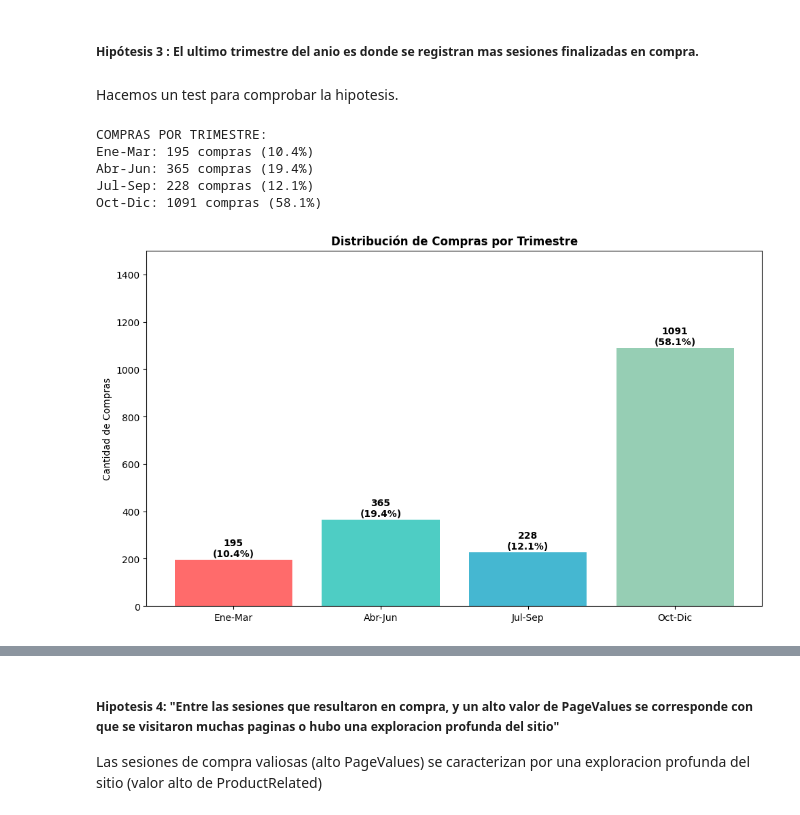
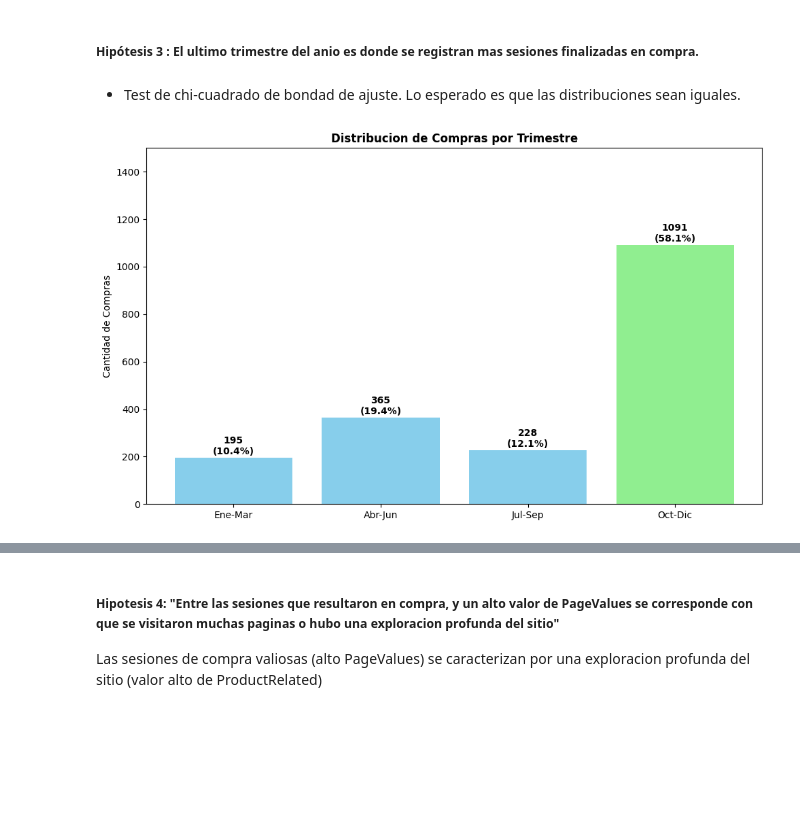
Before and after one commit to Simon22-lab/TPE-Abraham-Cisilino-2025, a Jupyter notebook: tpe.ipynb, the cells around one changed output, grey strips where cells are left out. Saved outputs shown, nothing was run; the diff lists cells and outputs as text; code cells hidden in the pictures; blank space fills up the shorter version.

```diff
--- a/hipotesis.ipynb
+++ b/tpe.ipynb
@@ -421,93 +421,30 @@ TOTAL: 1908 compras analizadas
 # %% [markdown]
 ##### Hipótesis 3 : El ultimo trimestre del anio es donde se registran mas sesiones finalizadas en compra.
 # %% [markdown]
-Hacemos un test para comprobar la hipotesis.
+- Test de chi-cuadrado de bondad de ajuste. Lo esperado es que las distribuciones sean iguales.
 # %%
-# 1. Definir trimestres
+# definir trimestres
 trimestre_map = {
     "Jan": "Ene-Mar", "Feb": "Ene-Mar", "Mar": "Ene-Mar",
     "Apr": "Abr-Jun", "May": "Abr-Jun", "Jun": "Abr-Jun",
     "Jul": "Jul-Sep", "Aug": "Jul-Sep", "Sep": "Jul-Sep",
     "Oct": "Oct-Dic", "Nov": "Oct-Dic", "Dec": "Oct-Dic"
 }
 
-# 2. Agrupar compras por trimestre
+# Agrupar compras por trimestre
 compras_trimestre = df[df["Revenue"] == True]["Month"].map(trimestre_map).value_counts().reindex(["Ene-Mar", "Abr-Jun", "Jul-Sep", "Oct-Dic"])
 porcentajes = (compras_trimestre / compras_trimestre.sum() * 100).round(1)
 
-print("COMPRAS POR TRIMESTRE:")
-for trim, compras in compras_trimestre.items():
-    print(f"{trim}: {compras} compras ({porcentajes[trim]}%)")
-
-# 3. Gráfico
 plt.figure(figsize=(10, 6))
-bars = plt.bar(compras_trimestre.index, compras_trimestre.values, color=["#ff6b6b", "#4ecdc4", "#45b7d1", "#96ceb4"])
-plt.title("Distribución de Compras por Trimestre", fontweight="bold")
+bars = plt.bar(compras_trimestre.index, compras_trimestre.values, color=["skyblue", "skyblue", "skyblue", "lightgreen"])
+plt.title("Distribucion de Compras por Trimestre", fontweight="bold")
 plt.ylabel("Cantidad de Compras")
 plt.ylim(0, 1500)
 
 for bar, valor, porcentaje in zip(bars, compras_trimestre.values, porcentajes.values):
     plt.text(bar.get_x() + bar.get_width()/2, bar.get_height() + 5,
              f"{valor}\n({porcentaje}%)", ha="center", va="bottom", fontweight="bold")
 plt.tight_layout()
 plt.show()
-
-# 4. DEFINICIÓN CORRECTA DE HIPÓTESIS
-print(f"\nDEFINICIÓN DE HIPÓTESIS:")
-print("="*40)
-print("Hipótesis NULA : Los 4 trimestres tienen igual cantidad de compras")
-print("Hipótesis ALTERNATIVA : Oct-Dic tiene MÁS compras")
-
-# 5. TEST CHI-CUADRADO DE BONDAD DE AJUSTE
-print(f"\nTEST CHI-CUADRADO:")
-print("="*30)
-
-# Esperado: distribución uniforme (25% cada trimestre)
-esperado = [compras_trimestre.sum() / 4] * 4
-observado = compras_trimestre.values
-
-chi2, p_value = stats.chisquare(observado, esperado)
-
-print(f"Estadístico: {chi2:.4f}")
-print(f"p-value: {p_value:.6f}")
-print(f"Nivel de significancia (α): 0.05")
-
-# 6. CONCLUSIÓN CORRECTA
-print(f"\nCONCLUSIÓN:")
-if p_value < 0.05:
-    print("Se RECHAZA la hipótesis nula")
-    print("Existen diferencias significativas entre trimestres")
-
-    # Verificar si Oct-Dic es el mayor
-    if compras_trimestre.idxmax() == "Oct-Dic":
-        print("TU HIPÓTESIS ALTERNATIVA SE CONFIRMA")
-        print("Oct-Dic tiene SIGNIFICATIVAMENTE más compras")
-        print(f"Representa el {porcentajes["Oct-Dic"]}% vs 25% esperado")
-    else:
-        print(f"Tu hipótesis NO se confirma")
-        print(f"{compras_trimestre.idxmax()} tiene más compras, no Oct-Dic")
-else:
-    print("NO se rechaza la hipótesis nula")
-    print("No hay diferencias significativas entre trimestres")
-    print("Las compras se distribuyen uniformemente")
-
-# 7. EVIDENCIA ADICIONAL
-print(f"\nEVIDENCIA ADICIONAL:")
-oct_dic_porcentaje = porcentajes["Oct-Dic"]
-diferencia_vs_esperado = oct_dic_porcentaje - 25
-
-print(f"Oct-Dic: {oct_dic_porcentaje}% (esperado: 25%)")
-print(f"Diferencia: {diferencia_vs_esperado:+.1f} puntos porcentuales")
-print(f"Ventaja sobre promedio: {(oct_dic_porcentaje/25 - 1)*100:+.1f}%")
-
-if compras_trimestre.idxmax() == "Oct-Dic":
-    segundo = compras_trimestre.nlargest(2).iloc[1]
-    ventaja = compras_trimestre["Oct-Dic"] - segundo
-    print(f"Ventaja sobre segundo: +{ventaja} compras")
 # %% [output]
-COMPRAS POR TRIMESTRE:
-Ene-Mar: 195 compras (10.4%)
-Abr-Jun: 365 compras (19.4%)
-Jul-Sep: 228 compras (12.1%)
-Oct-Dic: 1091 compras (58.1%)
-[figure, old version]
+[figure, new version]
```
Also changed, not shown: parts of 4 cells of this notebook, 1 other file.
